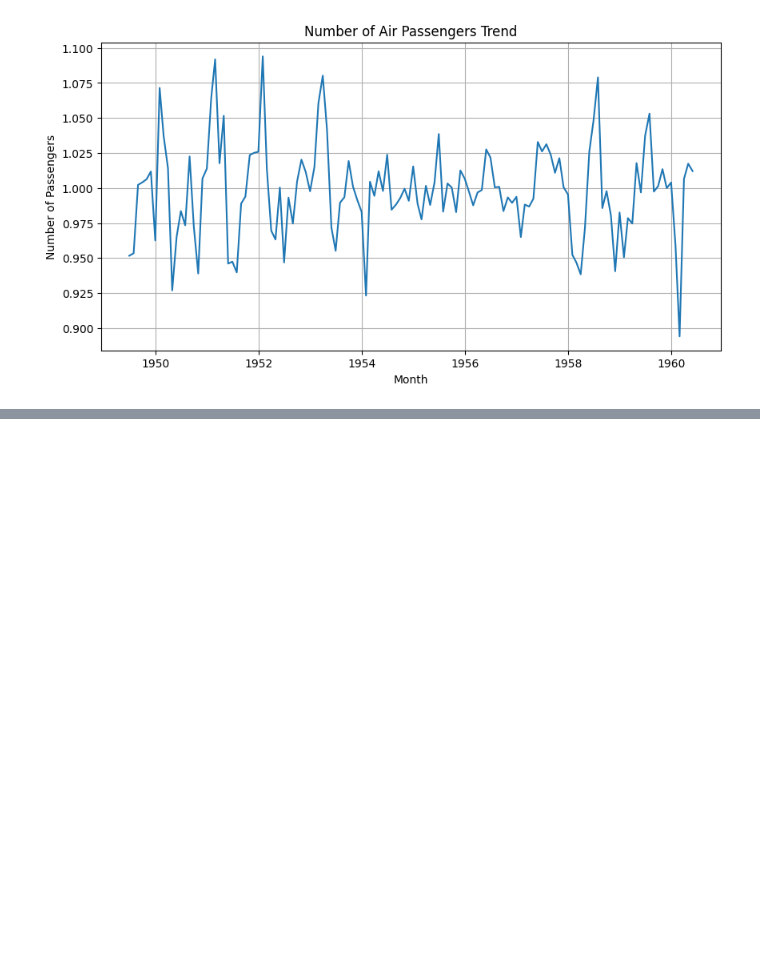
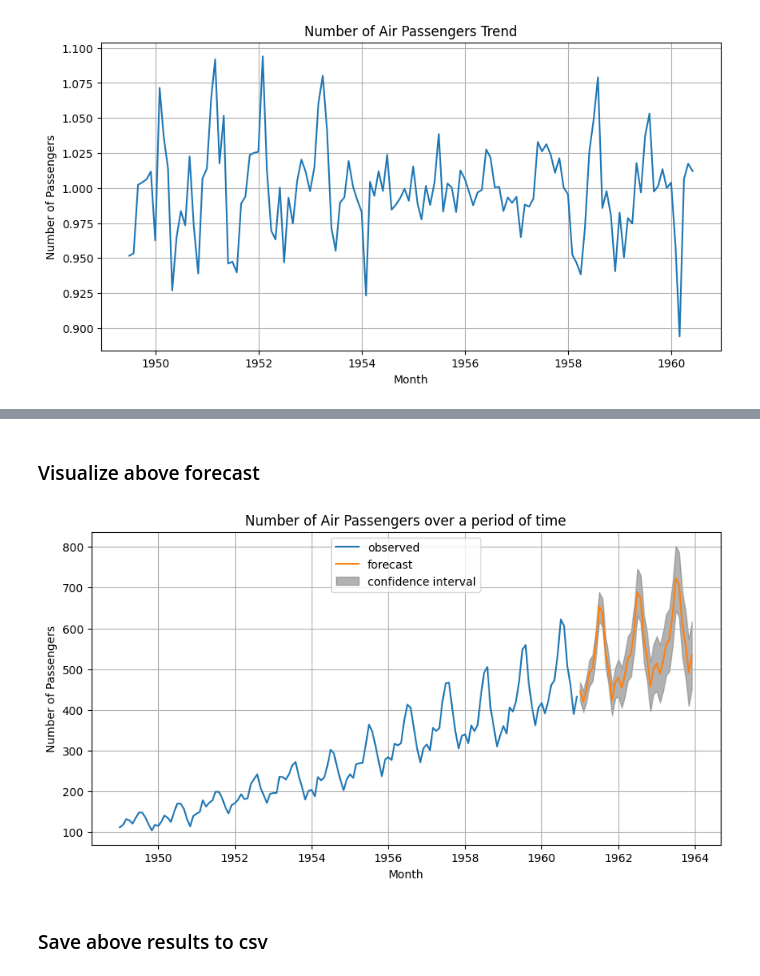
Before and after one commit to utkarshg1/Machine-Learning-3pm, a Jupyter notebook: Time Series/TimeSeriesAnalysis.ipynb, the cells around one changed output, grey strips where cells are left out. Cells and saved outputs as stored; diff of their text form; code cells hidden in the pictures; blank space fills up the shorter version.

Commit message:
Time Series forecasting

```diff
--- a/Time Series/TimeSeriesAnalysis.ipynb
+++ b/Time Series/TimeSeriesAnalysis.ipynb
@@ -197,0 +220,2 @@ plt.show()
+# %%
+forecast, conf = model.predict(n_periods=36, return_conf_int=True)
@@ -197,0 +262,4 @@ plt.show()
+# %%
+df_forecast = pd.DataFrame(forecast)
+df_forecast.columns = ['Forecast']
+df_forecast
@@ -197,0 +284,2 @@ plt.show()
+# %%
+df_forecast[['Lower', 'Upper']] = conf
@@ -197,0 +306,2 @@ plt.show()
+# %%
+df_forecast = df_forecast.apply(round)
@@ -197,0 +328,17 @@ plt.show()
+# %% [markdown]
+### Visualize above forecast
+# %%
+plt.figure(figsize=(10, 5))
+plt.plot(df['nPass'], label='observed')
+plt.plot(df_forecast['Forecast'], label='forecast')
+plt.fill_between(x=df_forecast.index, y1=df_forecast['Lower'], y2=df_forecast['Upper'], color='gray', alpha=0.6, label='confidence interval')
+plt.xlabel('Month')
+plt.ylabel('Number of Passengers')
+plt.title('Number of Air Passengers over a period of time')
+plt.grid()
+plt.legend(loc='upper center')
+plt.show()
+# %% [output]
+[figure, added]
+# %% [markdown]
+### Save above results to csv
```
Also changed, not shown: parts of 13 cells of this notebook, 1 other file.
